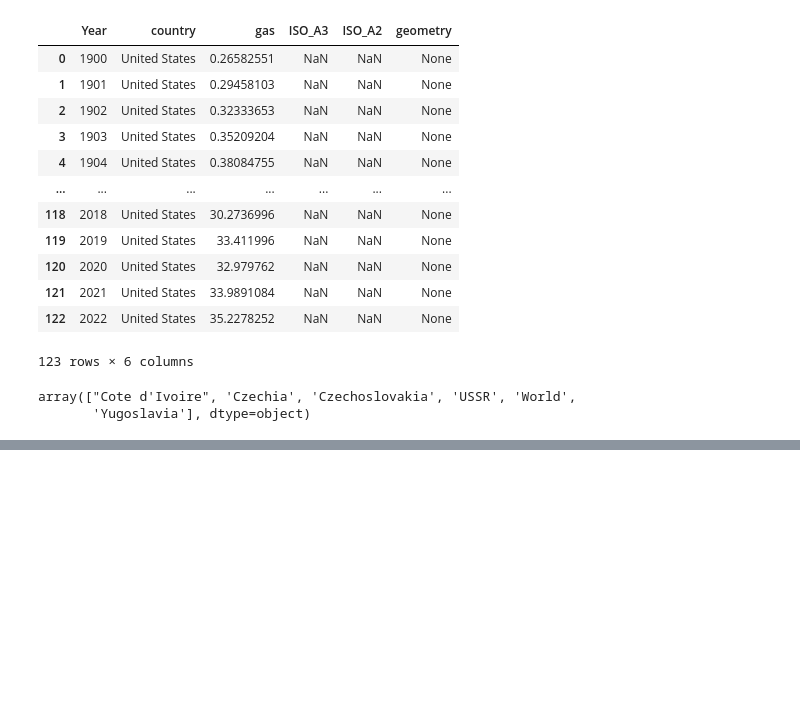
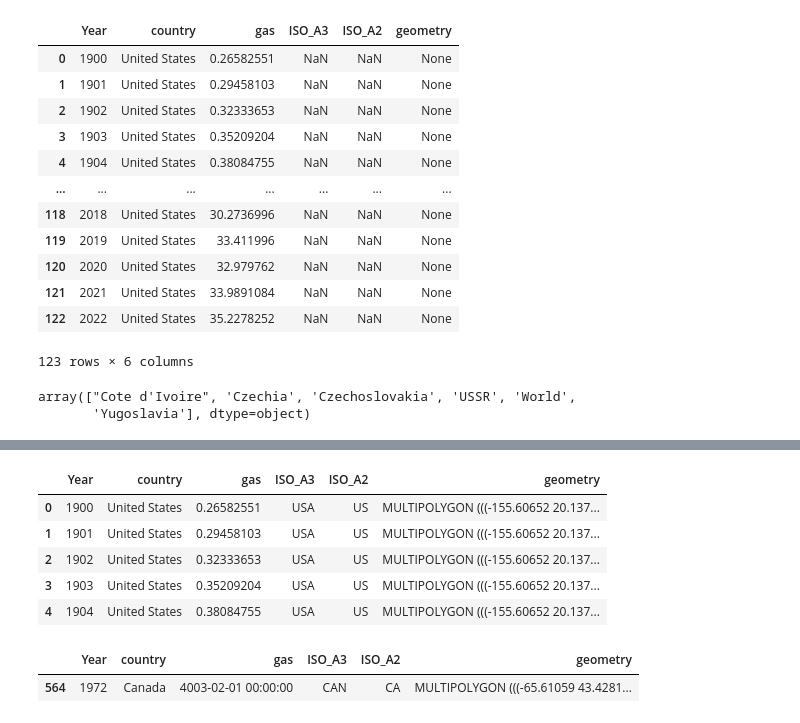
Before and after one commit to Biangbiang0321/DSS5201_project, a Jupyter notebook: code/DSS5201_project.ipynb, the cells around one changed output, grey strips where cells are left out. Cells and saved outputs as stored; diff of their text form; code cells hidden in the pictures; blank space fills up the shorter version.

```diff
--- a/code/DSS5201_project.ipynb
+++ b/code/DSS5201_project.ipynb
@@ -111,0 +130,14 @@ data_with_border = gpd.GeoDataFrame(data_with_border,geometry='geometry')
+# %%
+data_with_border.head()
+# %% [output]
+|  | Year | country | gas | ISO_A3 | ISO_A2 | geometry |
+| 0 | 1900 | United States | 0.26582551 | USA | US | MULTIPOLYGON (((-155.60652 20.137... |
+| 1 | 1901 | United States | 0.29458103 | USA | US | MULTIPOLYGON (((-155.60652 20.137... |
+| 2 | 1902 | United States | 0.32333653 | USA | US | MULTIPOLYGON (((-155.60652 20.137... |
+| 3 | 1903 | United States | 0.35209204 | USA | US | MULTIPOLYGON (((-155.60652 20.137... |
+| 4 | 1904 | United States | 0.38084755 | USA | US | MULTIPOLYGON (((-155.60652 20.137... |
+# %%
+data_with_border[data_with_border['gas'] == '4003-02-01 00:00:00']
+# %% [output]
+|  | Year | country | gas | ISO_A3 | ISO_A2 | geometry |
+| 564 | 1972 | Canada | 4003-02-01 00:00:00 | CAN | CA | MULTIPOLYGON (((-65.61059 43.4281... |
```
Also changed, not shown: parts of 11 cells of this notebook, 1 other file.
